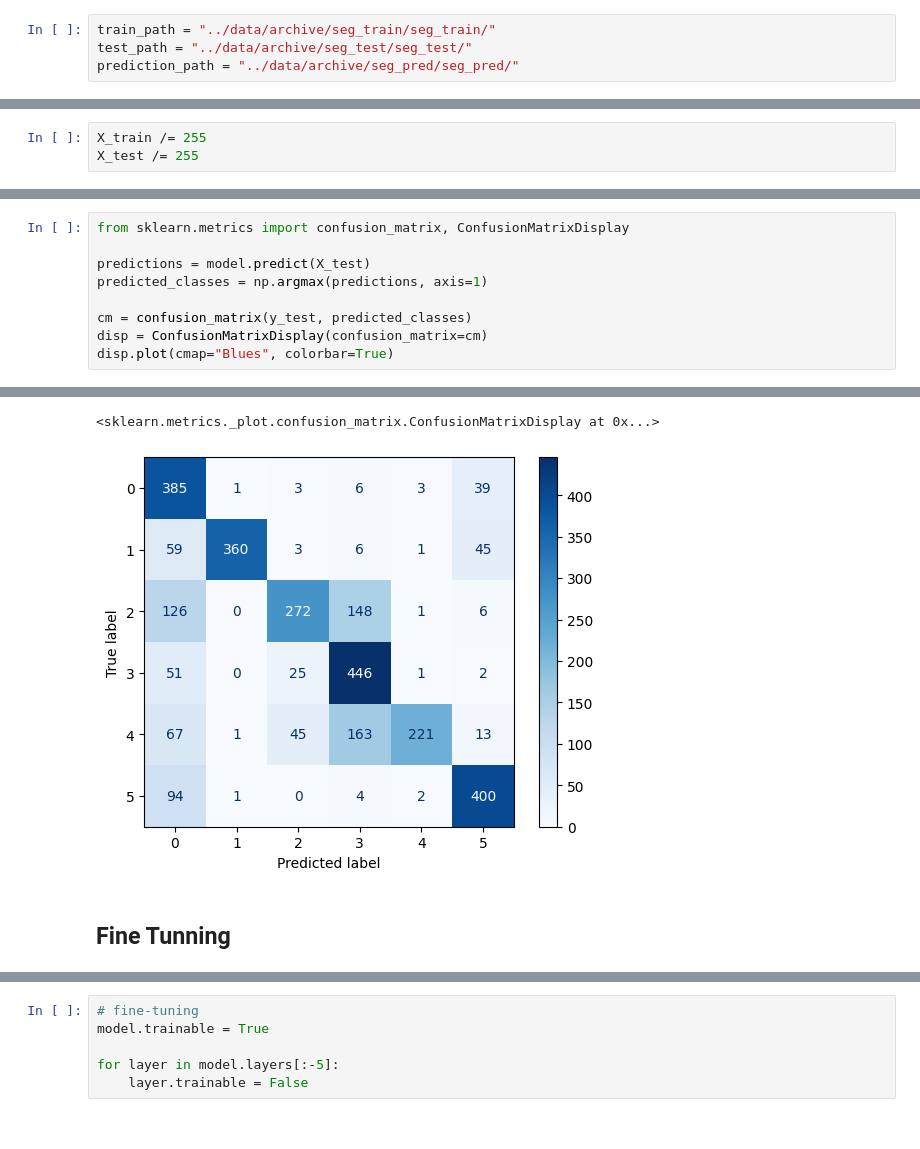
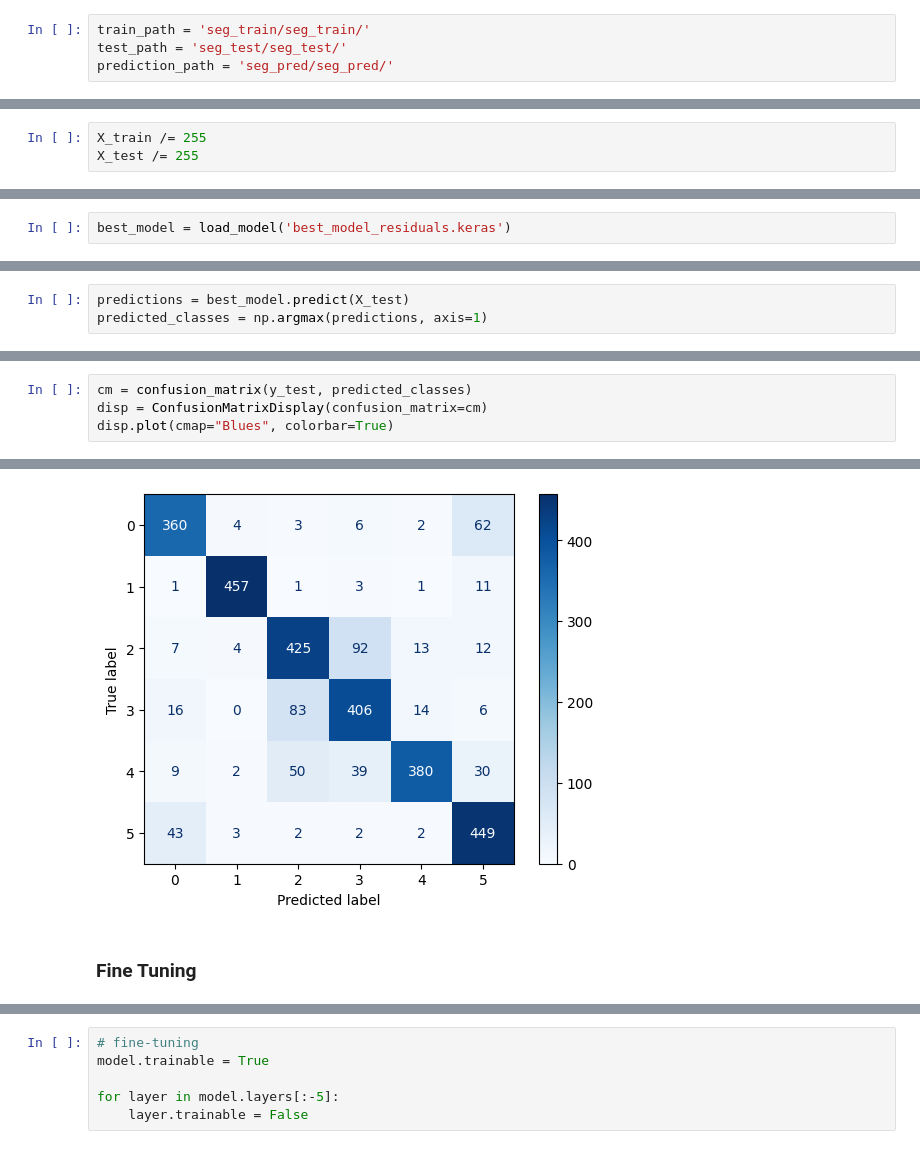
Before and after one commit to salgue441/Manual-Regression-Algorithm, a Jupyter notebook: neural-network/notebooks/nn.ipynb, the cells around one changed output, grey strips where cells are left out. Drawn from its saved outputs; the diff is of its cells as text.

```diff
--- a/neural-network/notebooks/nn.ipynb
+++ b/neural-network/notebooks/nn.ipynb
@@ -55,5 +53,5 @@ mixed_precision.set_global_policy(policy)
 # %%
-train_path = "../data/archive/seg_train/seg_train/"
-test_path = "../data/archive/seg_test/seg_test/"
-prediction_path = "../data/archive/seg_pred/seg_pred/"
+train_path = 'seg_train/seg_train/'
+test_path = 'seg_test/seg_test/'
+prediction_path = 'seg_pred/seg_pred/'
 # %%
@@ -337,0 +352,2 @@ model.evaluate(X_test, y_test)
+# %%
+best_model = load_model('best_model_residuals.keras')
@@ -337,0 +365,3 @@ model.evaluate(X_test, y_test)
+# %%
+predictions = best_model.predict(X_test)
+predicted_classes = np.argmax(predictions, axis=1)
@@ -338,9 +370,4 @@ model.evaluate(X_test, y_test)
 # %%
-from sklearn.metrics import confusion_matrix, ConfusionMatrixDisplay
-
-predictions = model.predict(X_test)
-predicted_classes = np.argmax(predictions, axis=1)
-
 cm = confusion_matrix(y_test, predicted_classes)
 disp = ConfusionMatrixDisplay(confusion_matrix=cm)
 disp.plot(cmap="Blues", colorbar=True)
@@ -350,4 +376,3 @@ disp.plot(cmap="Blues", colorbar=True)
-<sklearn.metrics._plot.confusion_matrix.ConfusionMatrixDisplay at 0x...>
-[figure, old version]
+[figure, new version]
 # %% [markdown]
-## Fine Tunning
+### Fine Tuning
```
Also changed, not shown: parts of 68 cells of this notebook, 1 other file.
